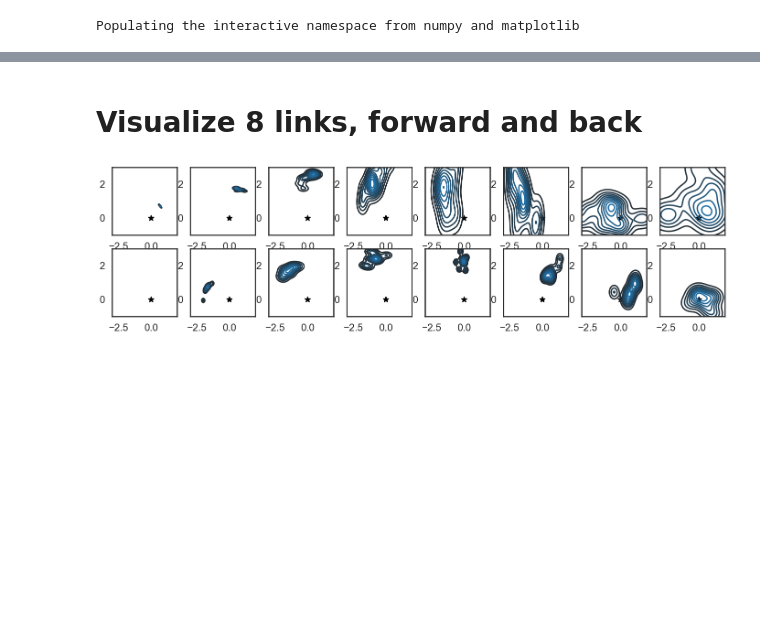
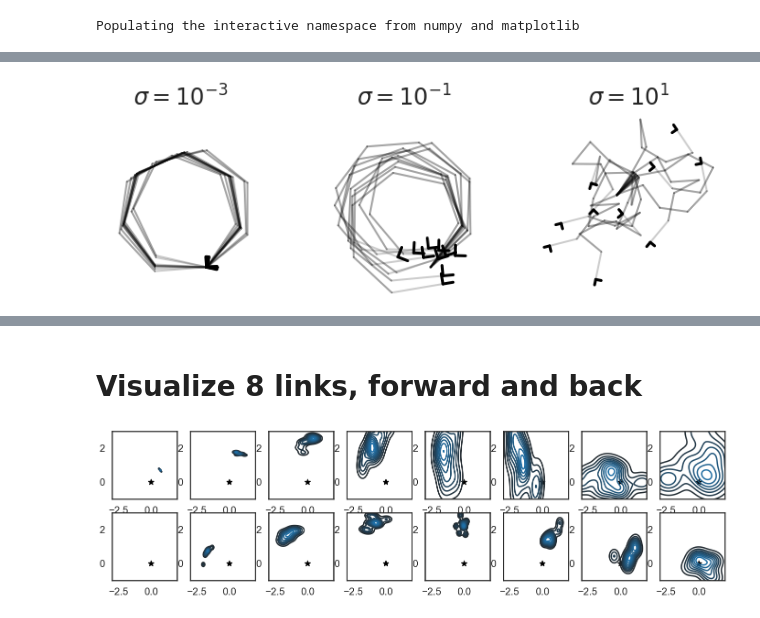
Before and after one commit to ramyarangan/numerical_ceff, a Jupyter notebook: trajectory_sampling.ipynb, the cells around one changed output, grey strips where cells are left out. Saved outputs shown, nothing was run; the diff lists cells and outputs as text; code cells hidden in the pictures; blank space fills up the shorter version.

```diff
--- a/trajectory_sampling.ipynb
+++ b/trajectory_sampling.ipynb
@@ -121,0 +147,28 @@ class chain:
+# %%
+figure(figsize=(12,12))
+
+u = 0.2
+for i, log_sig in enumerate([-3,-1,1]):
+    subplot(3,3,i+1,aspect='equal')
+    x_for, y_for, t_for, x_rev, y_rev, t_rev=[], [], [], [], [], []
+
+    if i!= 2:
+        xlim([-2,1])
+        ylim([-0.5,3])
+    for j in range(10):
+        title(r'$\sigma = 10^{%d}$' % log_sig)
+        chain_test = chain(1, 2*np.pi/7, sigma=10**log_sig, n_arms=7, plot=True)
+        chain_test.extend()
+        x_for.append(chain_test.xf)
+        y_for.append(chain_test.yf)
+        t_for.append(chain_test.tf)
+        plot([x_for[-1], x_for[-1]+u*np.cos(t_for[-1])],
+             [y_for[-1], y_for[-1]+u*np.sin(t_for[-1])],c='k')
+
+        plot([x_for[-1], x_for[-1]+u*np.cos(t_for[-1]+np.pi/2)],
+             [y_for[-1], y_for[-1]+u*np.sin(t_for[-1]+np.pi/2)],c='k')
+    axis('off')
+
+savefig('example_naive_trajectories.pdf',transparent=True,bbox_inches='tight')
+# %% [output]
+[figure, added]
```
Also changed, not shown: parts of 7 cells of this notebook.
